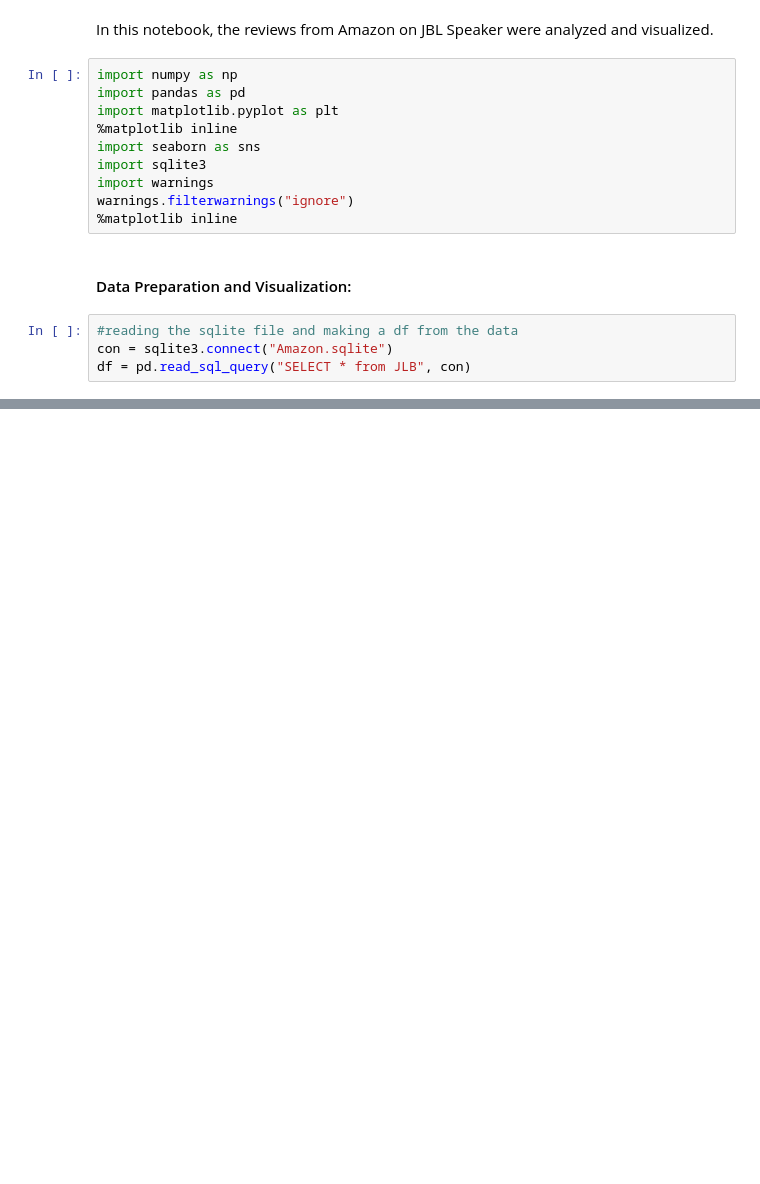
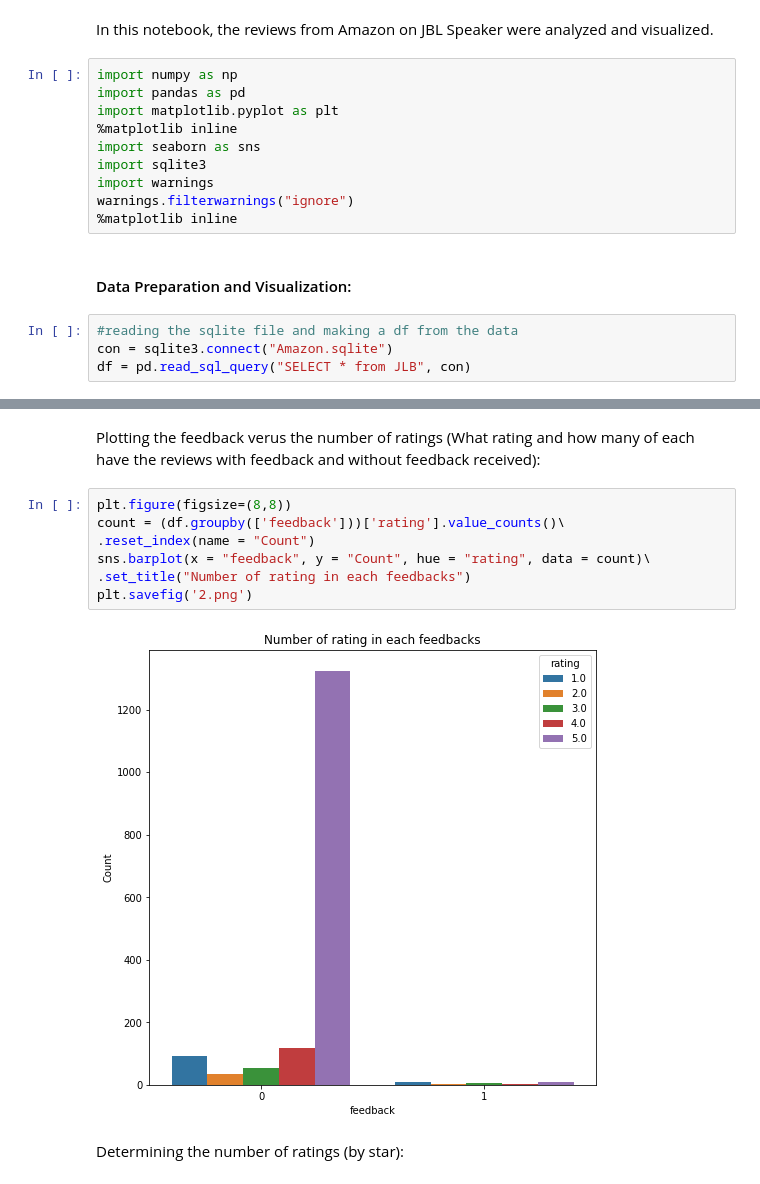
Before and after one commit to kavehamini/Amazon-Review-Analysis-JBL-Charge-4-Speaker-Sentiment-Analysis-NLP, a Jupyter notebook: JBL Speaker Reviews Dataset Analysis and Visualization.ipynb, the cells around one changed output, grey strips where cells are left out. Saved outputs shown, nothing was run; the diff lists cells and outputs as text; blank space fills up the shorter version.

```diff
--- a/JBL Speaker Reviews Dataset Analysis and Visualization.ipynb
+++ b/JBL Speaker Reviews Dataset Analysis and Visualization.ipynb
@@ -30,0 +79,13 @@ df.head()
+# %% [markdown]
+Plotting the feedback verus the number of ratings (What rating and how many of each have the reviews with feedback and without feedback received):
+# %%
+plt.figure(figsize=(8,8))
+count = (df.groupby(['feedback']))['rating'].value_counts()\
+.reset_index(name = "Count")
+sns.barplot(x = "feedback", y = "Count", hue = "rating", data = count)\
+.set_title("Number of rating in each feedbacks")
+plt.savefig('2.png')
+# %% [output]
+[figure, added]
+# %% [markdown]
+Determining the number of ratings (by star):
```
Also changed, not shown: parts of 25 cells of this notebook, 3 other files.
